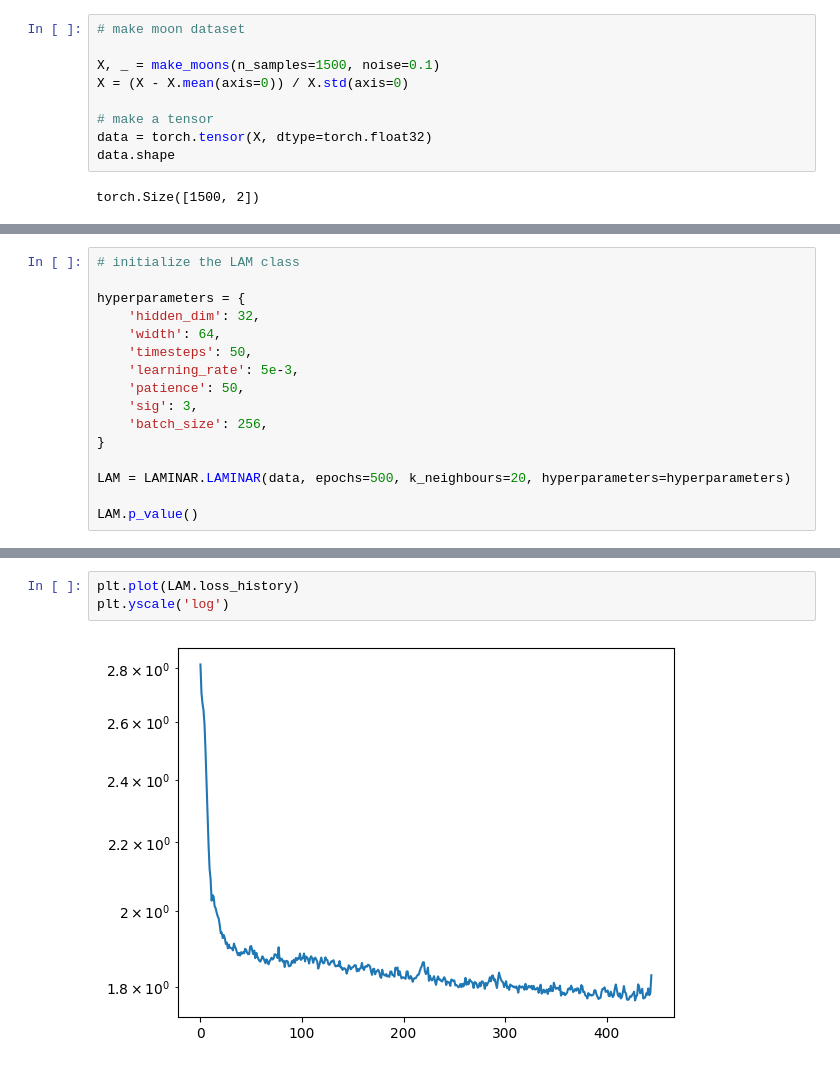
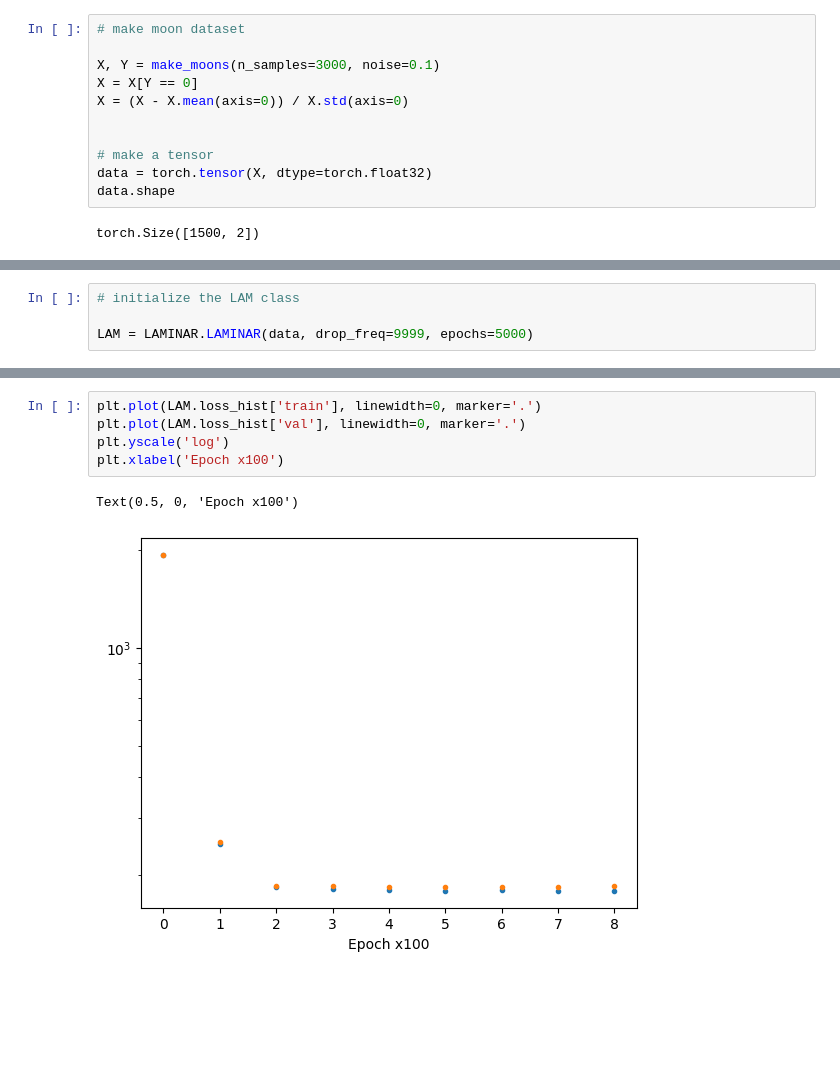
Before and after one commit to CKleiber/LAMINAR, a Jupyter notebook: notebooks/demo.ipynb, the cells around one changed output, grey strips where cells are left out. Drawn from its saved outputs; the diff is of its cells as text; blank space fills up the shorter version.

```diff
--- a/notebooks/demo.ipynb
+++ b/notebooks/demo.ipynb
@@ -11,8 +11,10 @@ from sklearn.datasets import make_moons
 # %%
 # make moon dataset
 
-X, _ = make_moons(n_samples=1500, noise=0.1)
+X, Y = make_moons(n_samples=3000, noise=0.1)
+X = X[Y == 0]
 X = (X - X.mean(axis=0)) / X.std(axis=0)
+
 
 # make a tensor
 data = torch.tensor(X, dtype=torch.float32)
@@ -28,17 +32,5 @@ plt.scatter(X[:, 0], X[:, 1], s=10);
 # %%
 # initialize the LAM class
 
-hyperparameters = {
-    'hidden_dim': 32,
-    'width': 64,
-    'timesteps': 50,
-    'learning_rate': 5e-3,
-    'patience': 50,
-    'sig': 3,
-    'batch_size': 256,
-}
-
-LAM = LAMINAR.LAMINAR(data, epochs=500, k_neighbours=20, hyperparameters=hyperparameters)
-
-LAM.p_value()
+LAM = LAMINAR.LAMINAR(data, drop_freq=9999, epochs=5000)
 # %% [output]
@@ -48,7 +48,10 @@ Henze-Zirkler p-value:  0.6981674182696382
 # %%
-plt.plot(LAM.loss_history)
+plt.plot(LAM.loss_hist['train'], linewidth=0, marker='.')
+plt.plot(LAM.loss_hist['val'], linewidth=0, marker='.')
 plt.yscale('log')
+plt.xlabel('Epoch x100')
 # %% [output]
+Text(0.5, 0, 'Epoch x100')
-[figure, old version]
+[figure, new version]
 # %%
 # visualize the pushed data
```
Also changed, not shown: parts of 11 cells of this notebook, 6 other files.
